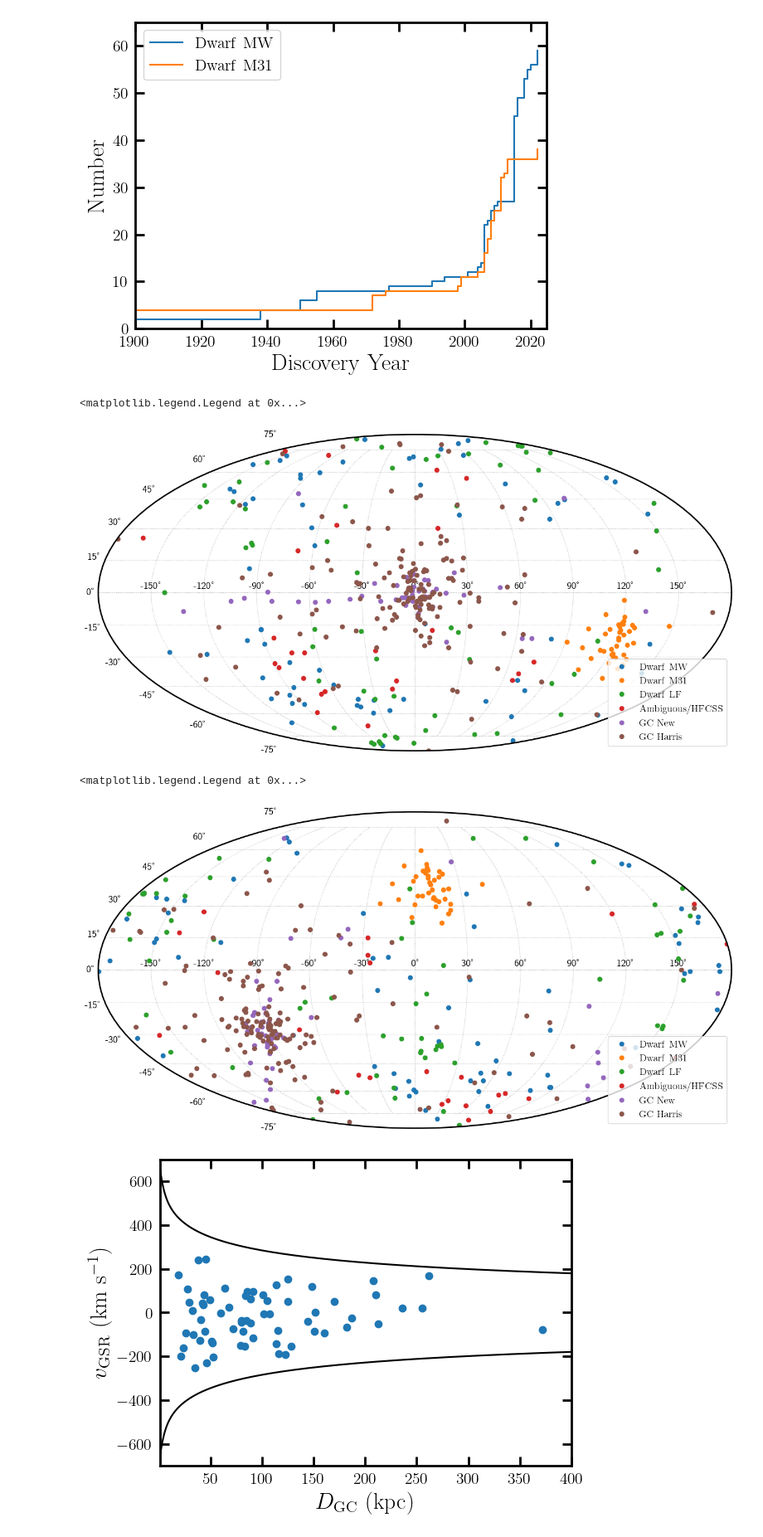
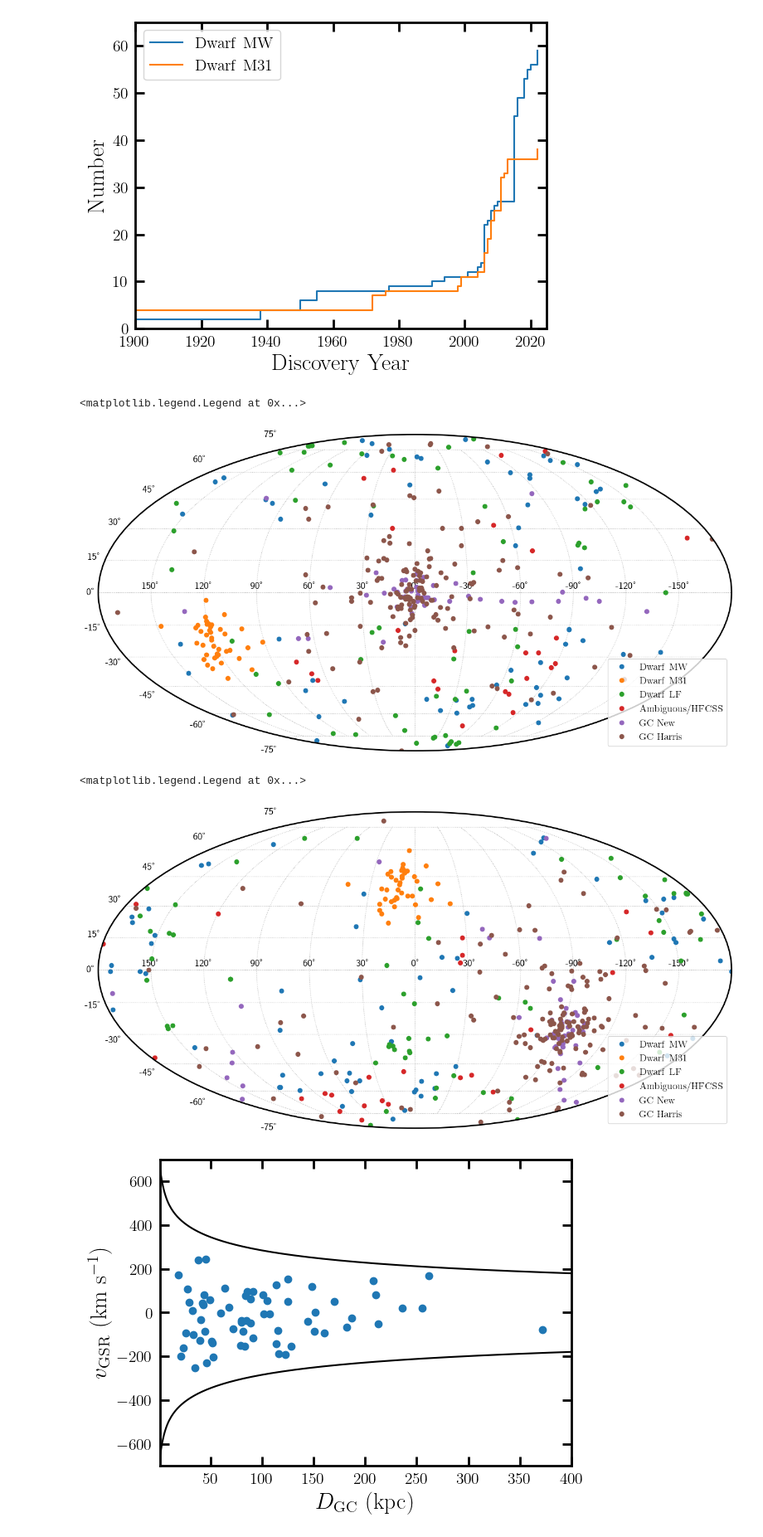
Before and after one commit to apace7/local_volume_database, a Jupyter notebook: example_notebooks/example_plots.ipynb, the cells around one changed output. Shown at 83% size. Drawn from its saved outputs; the diff is of its cells as text; code cells hidden in the pictures.

Commit message:
Fixed some typos, flipped x-axis in sky plots

```diff
--- a/example_notebooks/example_plots.ipynb
+++ b/example_notebooks/example_plots.ipynb
@@ -285,31 +285,34 @@ c_gc_harris = coord.SkyCoord(ra=gc_harris['ra']*u.deg, dec=gc_harris['dec']*u.de
 # %%
 fig = plt.figure(1,figsize=(16,11))
 ax = fig.add_subplot(111, projection='mollweide')
-ax.plot(c_dsph_mw.galactic.l.wrap_at(180*u.deg).rad, c_dsph_mw.galactic.b.rad  , 'o', label=r'${\rm Dwarf~MW}$')
-ax.plot(c_dsph_m31.galactic.l.wrap_at(180*u.deg).rad, c_dsph_m31.galactic.b.rad  , 'o', label=r'${\rm Dwarf~M31}$')
-ax.plot(c_dsph_lf.galactic.l.wrap_at(180*u.deg).rad, c_dsph_lf.galactic.b.rad  , 'o', label=r'${\rm Dwarf~LF}$')
-ax.plot(c_ufsc.galactic.l.wrap_at(180*u.deg).rad, c_ufsc.galactic.b.rad  , 'o', label=r'${\rm Ambiguous/HFCSS}$')
-ax.plot(c_gc_disk.galactic.l.wrap_at(180*u.deg).rad, c_gc_disk.galactic.b.rad  , 'o', label=r'${\rm GC~New}$')
-ax.plot(c_gc_harris.galactic.l.wrap_at(180*u.deg).rad, c_gc_harris.galactic.b.rad  , 'o', label=r'${\rm GC~Harris}$')
+# flip the sign of longitude to match the standard astronomical convention
+ax.plot(-c_dsph_mw.galactic.l.wrap_at(180*u.deg).rad, c_dsph_mw.galactic.b.rad  , 'o', label=r'${\rm Dwarf~MW}$')
+ax.plot(-c_dsph_m31.galactic.l.wrap_at(180*u.deg).rad, c_dsph_m31.galactic.b.rad  , 'o', label=r'${\rm Dwarf~M31}$')
+ax.plot(-c_dsph_lf.galactic.l.wrap_at(180*u.deg).rad, c_dsph_lf.galactic.b.rad  , 'o', label=r'${\rm Dwarf~LF}$')
+ax.plot(-c_ufsc.galactic.l.wrap_at(180*u.deg).rad, c_ufsc.galactic.b.rad  , 'o', label=r'${\rm Ambiguous/HFCSS}$')
+ax.plot(-c_gc_disk.galactic.l.wrap_at(180*u.deg).rad, c_gc_disk.galactic.b.rad  , 'o', label=r'${\rm GC~New}$')
+ax.plot(-c_gc_harris.galactic.l.wrap_at(180*u.deg).rad, c_gc_harris.galactic.b.rad  , 'o', label=r'${\rm GC~Harris}$')
+ax.set_xticklabels(ax.get_xticklabels()[::-1])  # sign flip for longitude labels
 ax.grid(ls=':')
 ax.legend(loc=4)
 # %% [output]
 <matplotlib.legend.Legend at 0x...>
-[figure, old version]
+[figure, new version]
 # %%
 fig = plt.figure(1,figsize=(16,11))
 ax = fig.add_subplot(111, projection='mollweide')
-ax.plot(c_dsph_mw.ra.wrap_at(180*u.deg).rad, c_dsph_mw.dec.rad  , 'o', label=r'${\rm Dwarf~MW}$')
-ax.plot(c_dsph_m31.ra.wrap_at(180*u.deg).rad, c_dsph_m31.dec.rad  , 'o', label=r'${\rm Dwarf~M31}$')
-ax.plot(c_dsph_lf.ra.wrap_at(180*u.deg).rad, c_dsph_lf.dec.rad  , 'o', label=r'${\rm Dwarf~LF}$')
-ax.plot(c_ufsc.ra.wrap_at(180*u.deg).rad, c_ufsc.dec.rad  , 'o', label=r'${\rm Ambiguous/HFCSS}$')
-ax.plot(c_gc_disk.ra.wrap_at(180*u.deg).rad, c_gc_disk.dec.rad  , 'o', label=r'${\rm GC~New}$')
-ax.plot(c_gc_harris.ra.wrap_at(180*u.deg).rad, c_gc_harris.dec.rad  , 'o', label=r'${\rm GC~Harris}$')
+ax.plot(-c_dsph_mw.ra.wrap_at(180*u.deg).rad, c_dsph_mw.dec.rad  , 'o', label=r'${\rm Dwarf~MW}$')
+ax.plot(-c_dsph_m31.ra.wrap_at(180*u.deg).rad, c_dsph_m31.dec.rad  , 'o', label=r'${\rm Dwarf~M31}$')
+ax.plot(-c_dsph_lf.ra.wrap_at(180*u.deg).rad, c_dsph_lf.dec.rad  , 'o', label=r'${\rm Dwarf~LF}$')
+ax.plot(-c_ufsc.ra.wrap_at(180*u.deg).rad, c_ufsc.dec.rad  , 'o', label=r'${\rm Ambiguous/HFCSS}$')
+ax.plot(-c_gc_disk.ra.wrap_at(180*u.deg).rad, c_gc_disk.dec.rad  , 'o', label=r'${\rm GC~New}$')
+ax.plot(-c_gc_harris.ra.wrap_at(180*u.deg).rad, c_gc_harris.dec.rad  , 'o', label=r'${\rm GC~Harris}$')
+ax.set_xticklabels(ax.get_xticklabels()[::-1])
 ax.grid(ls=':')
 ax.legend(loc=4)
 # %% [output]
 <matplotlib.legend.Legend at 0x...>
-[figure, old version]
+[figure, new version]
 # %%
 from galpy.potential import MWPotential2014, vesc
 # %%
```
Also changed, not shown: parts of 1 cell of this notebook, 30 other files.
